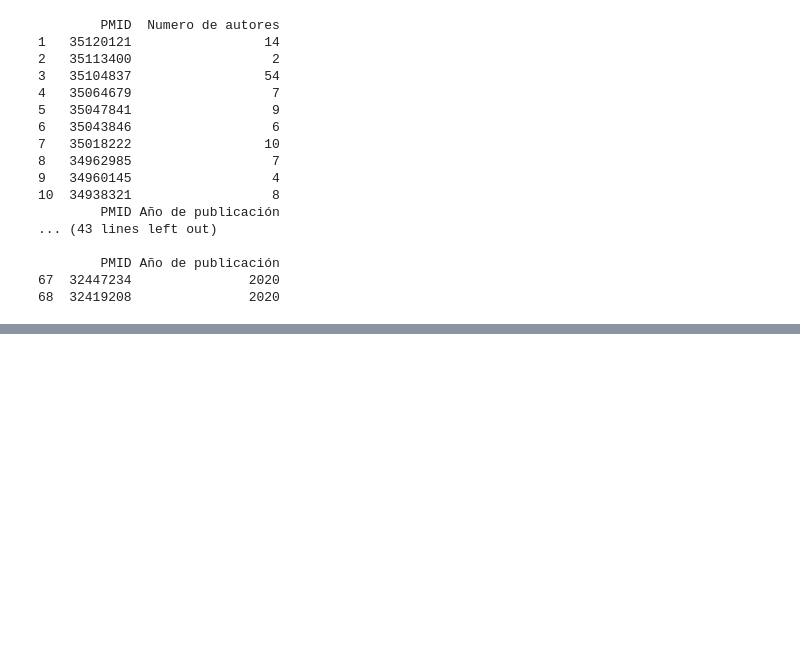
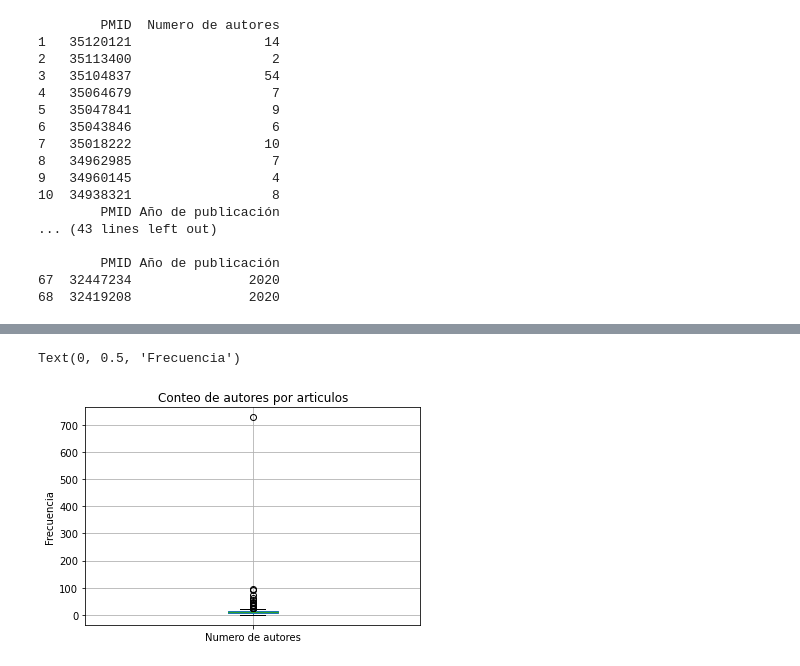
Before and after one commit to Mishnaty7/GBI6_ExamenPython, a Jupyter notebook: 2021II_GBI6_ExamenParcialPython.ipynb, the cells around one changed output, grey strips where cells are left out. Drawn from its saved outputs; the diff is of its cells as text; code cells hidden in the pictures; blank space fills up the shorter version.

```diff
--- a/2021II_GBI6_ExamenParcialPython.ipynb
+++ b/2021II_GBI6_ExamenParcialPython.ipynb
@@ -133,0 +164,8 @@ print(pub_year[67:69])
+# %%
+import matplotlib.pyplot as plot
+boxplot = pub_authors[0:800].boxplot(column=["Numero de autores"])
+plot.title("Conteo de autores por articulos")
+plot.ylabel("Frecuencia")
+# %% [output]
+Text(0, 0.5, 'Frecuencia')
+[figure, added]
```
Also changed, not shown: parts of 5 cells of this notebook, 1 other file.
